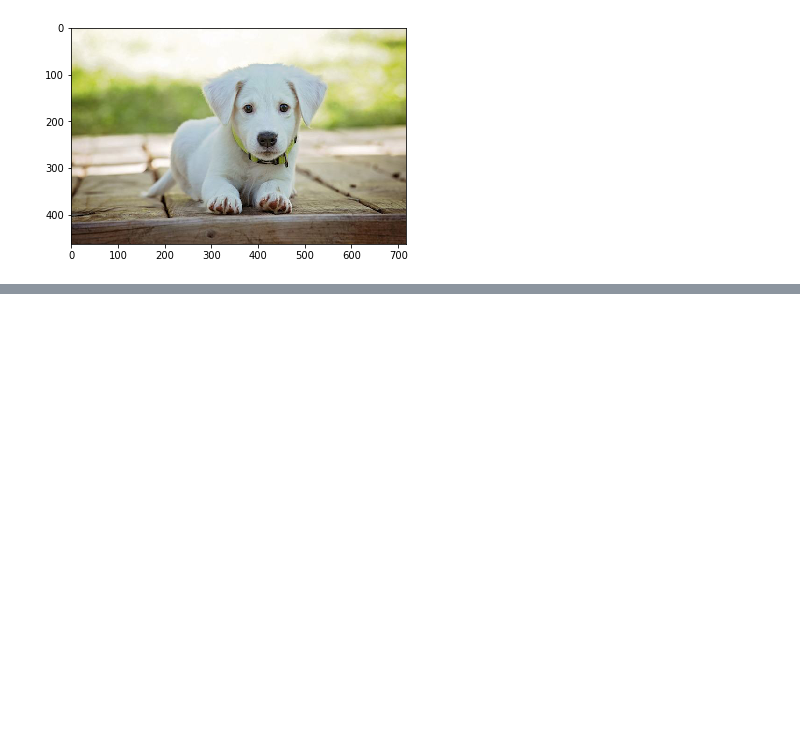
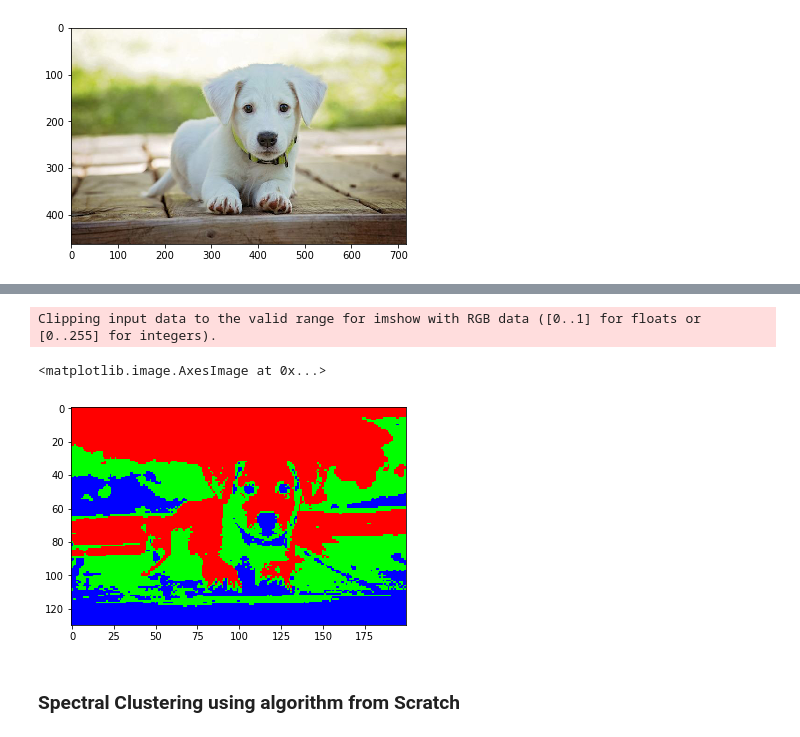
Before and after one commit to jesterugalde/Image_segment, a Jupyter notebook: Image Segmentation.ipynb, the cells around one changed output, grey strips where cells are left out. Cells and saved outputs as stored; diff of their text form; code cells hidden in the pictures; blank space fills up the shorter version.

```diff
--- a/Image Segmentation.ipynb
+++ b/Image Segmentation.ipynb
@@ -113,0 +155,35 @@ Clipping input data to the valid range for imshow with RGB data ([0..1] for floa
+# %%
+#Reshaping the cluster labels to prep for concatenation
+kmeans_labels = kmeans_labels.reshape(len(kmeans_labels),1)
+#Concatenating doggo with labels
+re_dog_clst1 = np.concatenate((reshape_dog * 255, kmeans_labels), axis = 1)
+# %%
+#Turning numPy array to DF so it's easier to work with
+dog_df1 = pd.DataFrame(re_dog_clst1)
+# %%
+#First Cluster gets Red Values
+dog_df1.loc[dog_df1[3] == 0, [0]] = 255
+dog_df1.loc[dog_df1[3] == 0, [1]] = 0
+dog_df1.loc[dog_df1[3] == 0, [2]] = 0
+#Second Cluster gets Blue Values
+dog_df1.loc[dog_df1[3] == 1, [0]] = 0
+dog_df1.loc[dog_df1[3] == 1, [1]] = 255
+dog_df1.loc[dog_df1[3] == 1, [2]] = 0
+#Third Cluster gets Green Values
+dog_df1.loc[dog_df1[3] == 2, [0]] = 0
+dog_df1.loc[dog_df1[3] == 2, [1]] = 0
+dog_df1.loc[dog_df1[3] == 2, [2]] = 255
+# %%
+#Dropping cluster label column and reverting back to numPy array
+dog_df1 = dog_df1.drop(columns = [3])
+dog_df1 = dog_df1.values
+# %%
+#Reshaping the doggo back to cute boy
+dog_im1 = dog_df1.reshape(doggo_.shape[0],doggo_.shape[1], 3)
+imshow(np.asarray(dog_im1))
+# %% [output]
+Clipping input data to the valid range for imshow with RGB data ([0..1] for floats or [0..255] for integers).
+<matplotlib.image.AxesImage at 0x...>
+[figure, added]
+# %% [markdown]
+### Spectral Clustering using algorithm from Scratch
```
Also changed, not shown: parts of 20 cells of this notebook.
